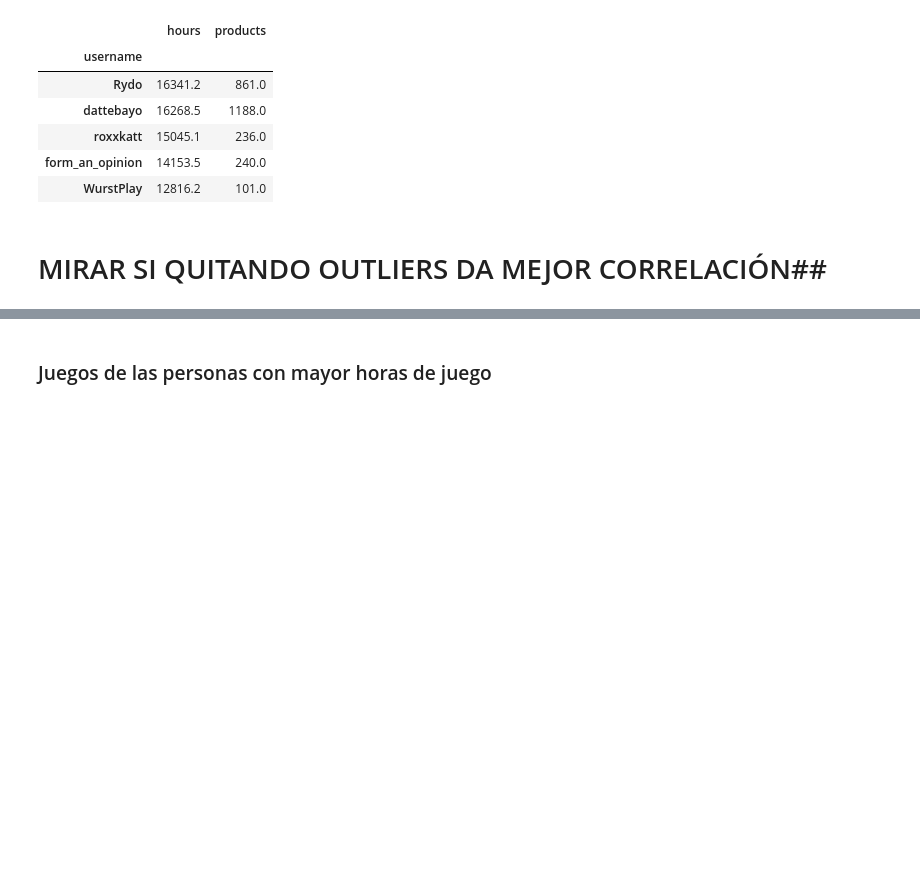
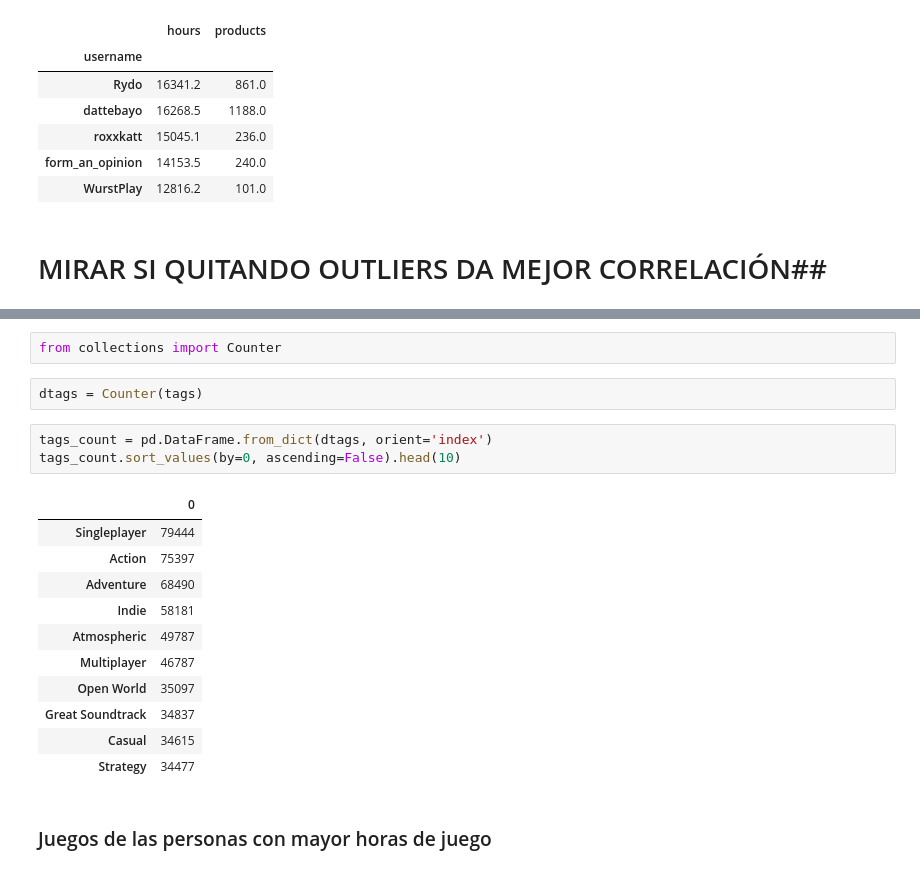
Before and after one commit to EdisonJR624/Proyecto_Steam, a Jupyter notebook: Steam_recomendaciones.ipynb, the cells around one changed output, grey strips where cells are left out. Cells and saved outputs as stored; diff of their text form; blank space fills up the shorter version.

```diff
--- a/Steam_recomendaciones.ipynb
+++ b/Steam_recomendaciones.ipynb
@@ -649,3 +690,22 @@ df_products.sort_values(by='hours', ascending=False).head(5)
+# %%
+from collections import Counter
+# %%
+dtags = Counter(tags)
+# %%
+tags_count = pd.DataFrame.from_dict(dtags, orient='index')
+tags_count.sort_values(by=0, ascending=False).head(10)
+# %% [output]
+|  | 0 |
+| Singleplayer | 79444 |
+| Action | 75397 |
+| Adventure | 68490 |
+| Indie | 58181 |
+| Atmospheric | 49787 |
+| Multiplayer | 46787 |
+| Open World | 35097 |
+| Great Soundtrack | 34837 |
+| Casual | 34615 |
+| Strategy | 34477 |
 # %% [markdown]
 ### Juegos de las personas con mayor horas de juego
 # %%
```
Also changed, not shown: parts of 5 cells of this notebook.
